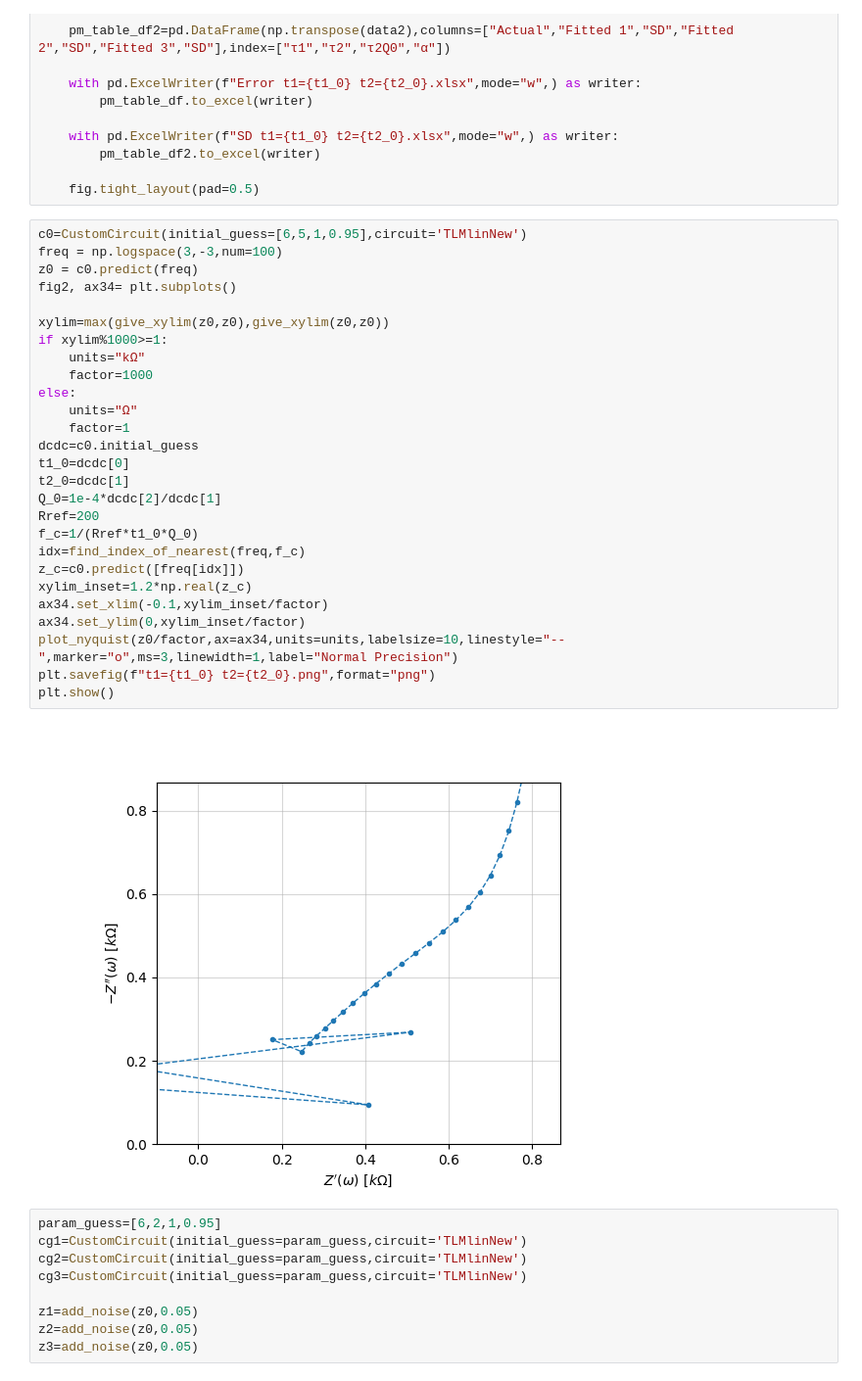
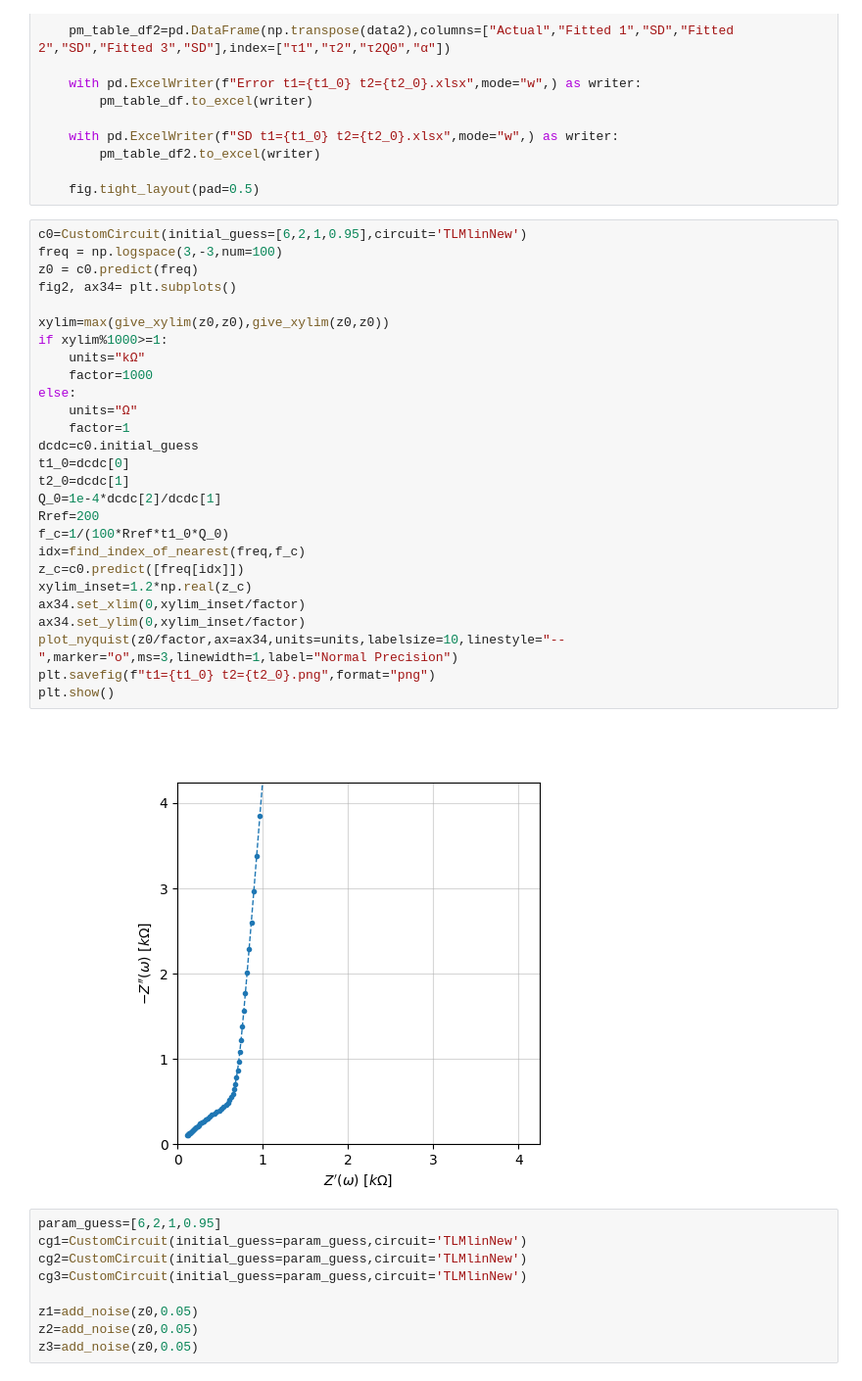
Before and after one commit to Yugal0/fitting-eis-inhomo-electrode, a Jupyter notebook: python/lin/lin last.ipynb, the cells around one changed output. Shown: that part at 98% size. Drawn from its saved outputs; the diff is of its cells as text.

```diff
--- a/python/lin/lin last.ipynb
+++ b/python/lin/lin last.ipynb
@@ -537,34 +537,34 @@ def plotter_for_lin(freq,circuit0,zin1,zin2,zin3,circuitg1,circuitg2,circuitg3,w
 
     fig.tight_layout(pad=0.5)
 # %%
-c0=CustomCircuit(initial_guess=[6,5,1,0.95],circuit='TLMlinNew')
+c0=CustomCircuit(initial_guess=[6,2,1,0.95],circuit='TLMlinNew')
 freq = np.logspace(3,-3,num=100)
 z0 = c0.predict(freq)
 fig2, ax34= plt.subplots()
 
 xylim=max(give_xylim(z0,z0),give_xylim(z0,z0))
 if xylim%1000>=1:
     units="kΩ"
     factor=1000
 else:
     units="Ω"
     factor=1
 dcdc=c0.initial_guess
 t1_0=dcdc[0]
 t2_0=dcdc[1]
 Q_0=1e-4*dcdc[2]/dcdc[1]
 Rref=200
-f_c=1/(Rref*t1_0*Q_0)
+f_c=1/(100*Rref*t1_0*Q_0)
 idx=find_index_of_nearest(freq,f_c)
 z_c=c0.predict([freq[idx]])
 xylim_inset=1.2*np.real(z_c)
-ax34.set_xlim(-0.1,xylim_inset/factor)
+ax34.set_xlim(0,xylim_inset/factor)
 ax34.set_ylim(0,xylim_inset/factor)
 plot_nyquist(z0/factor,ax=ax34,units=units,labelsize=10,linestyle="--",marker="o",ms=3,linewidth=1,label="Normal Precision")
 plt.savefig(f"t1={t1_0} t2={t2_0}.png",format="png")
 plt.show()
 # %% [output]
-[figure, old version]
+[figure, new version]
 # %%
 param_guess=[6,2,1,0.95]
 cg1=CustomCircuit(initial_guess=param_guess,circuit='TLMlinNew')
```
Also changed, not shown: parts of 1 cell of this notebook, 37 other files.
